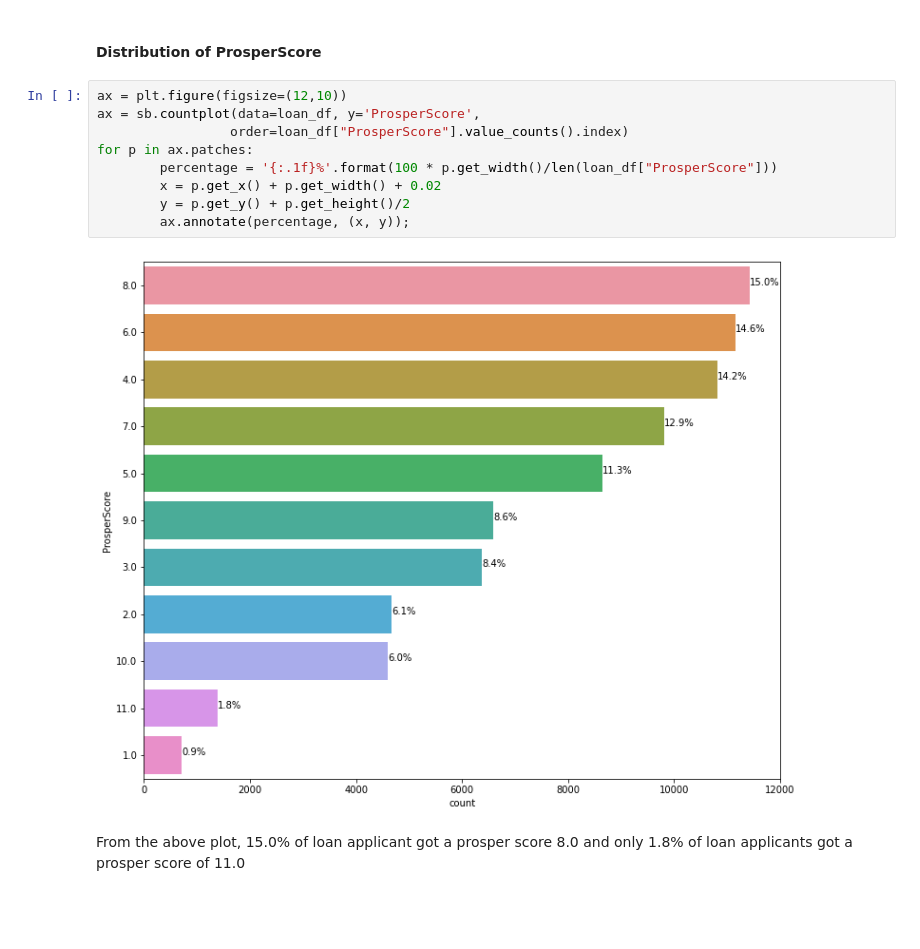
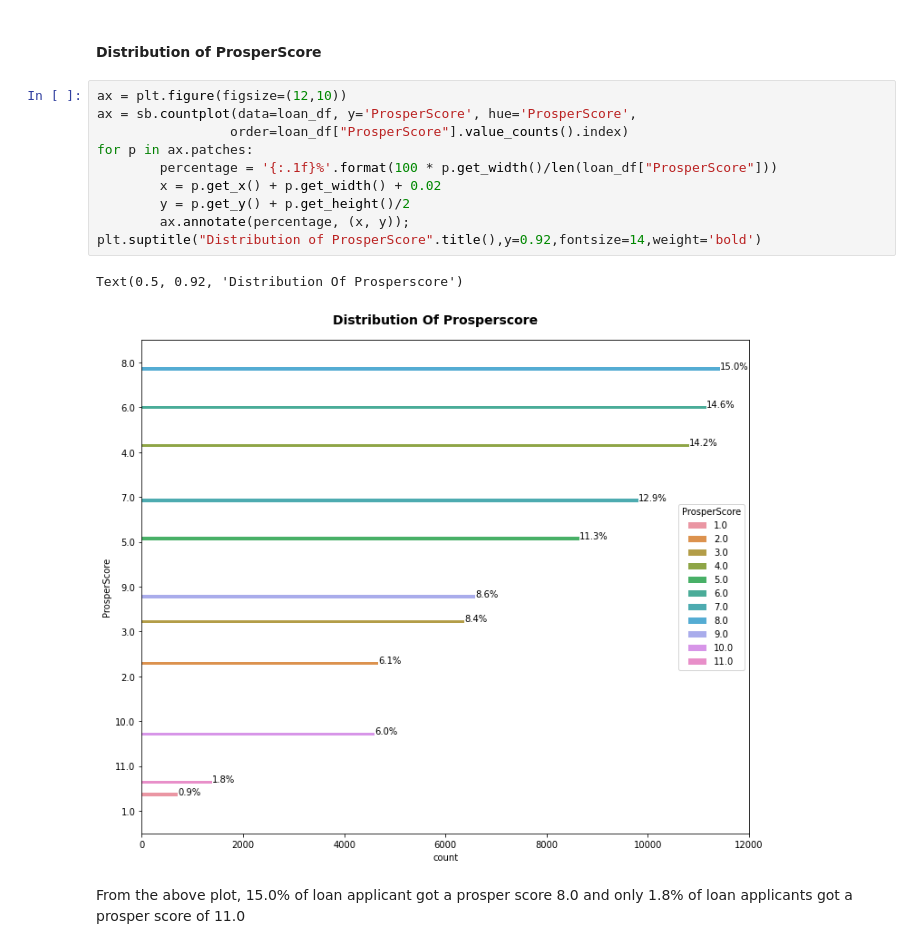
Before and after one commit to flexil/ProsperLoan, a Jupyter notebook: Part_II_slide_deck_template.ipynb, the cells around one changed output. Cells and saved outputs as stored; diff of their text form; blank space fills up the shorter version.

```diff
--- a/Part_II_slide_deck_template.ipynb
+++ b/Part_II_slide_deck_template.ipynb
@@ -165,15 +163,17 @@ plot_percent(figsize,loan_df,"ProsperRating (Alpha)",order,"ProsperRating (Alpha
 #### Distribution of ProsperScore
 # %%
 ax = plt.figure(figsize=(12,10))
-ax = sb.countplot(data=loan_df, y='ProsperScore',
+ax = sb.countplot(data=loan_df, y='ProsperScore', hue='ProsperScore',
                  order=loan_df["ProsperScore"].value_counts().index)
 for p in ax.patches:
         percentage = '{:.1f}%'.format(100 * p.get_width()/len(loan_df["ProsperScore"]))
         x = p.get_x() + p.get_width() + 0.02
         y = p.get_y() + p.get_height()/2
         ax.annotate(percentage, (x, y));
+plt.suptitle("Distribution of ProsperScore".title(),y=0.92,fontsize=14,weight='bold')
 # %% [output]
+Text(0.5, 0.92, 'Distribution Of Prosperscore')
-[figure, old version]
+[figure, new version]
 # %% [markdown]
 From the above plot, 15.0% of loan applicant got a prosper score 8.0 and only 1.8% of loan applicants got a prosper score of 11.0
 # %% [markdown]
```
Also changed, not shown: parts of 21 cells of this notebook, 3 other files.
